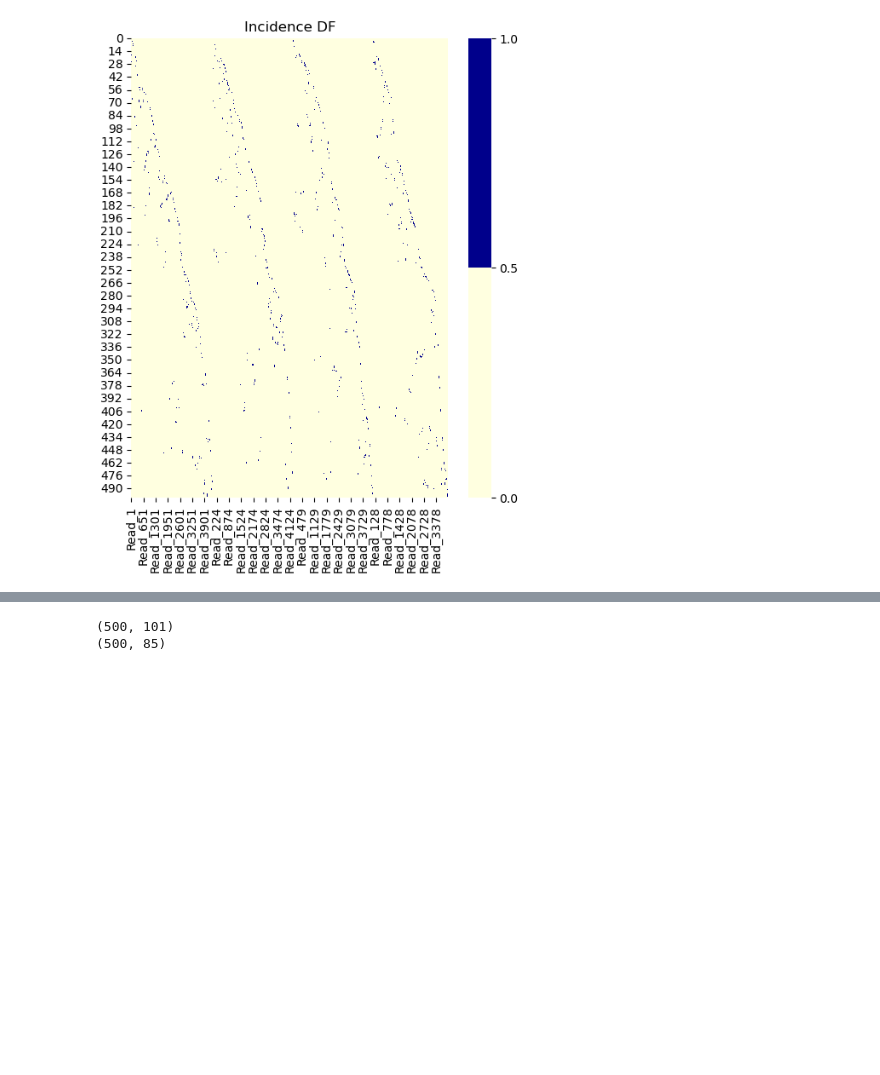
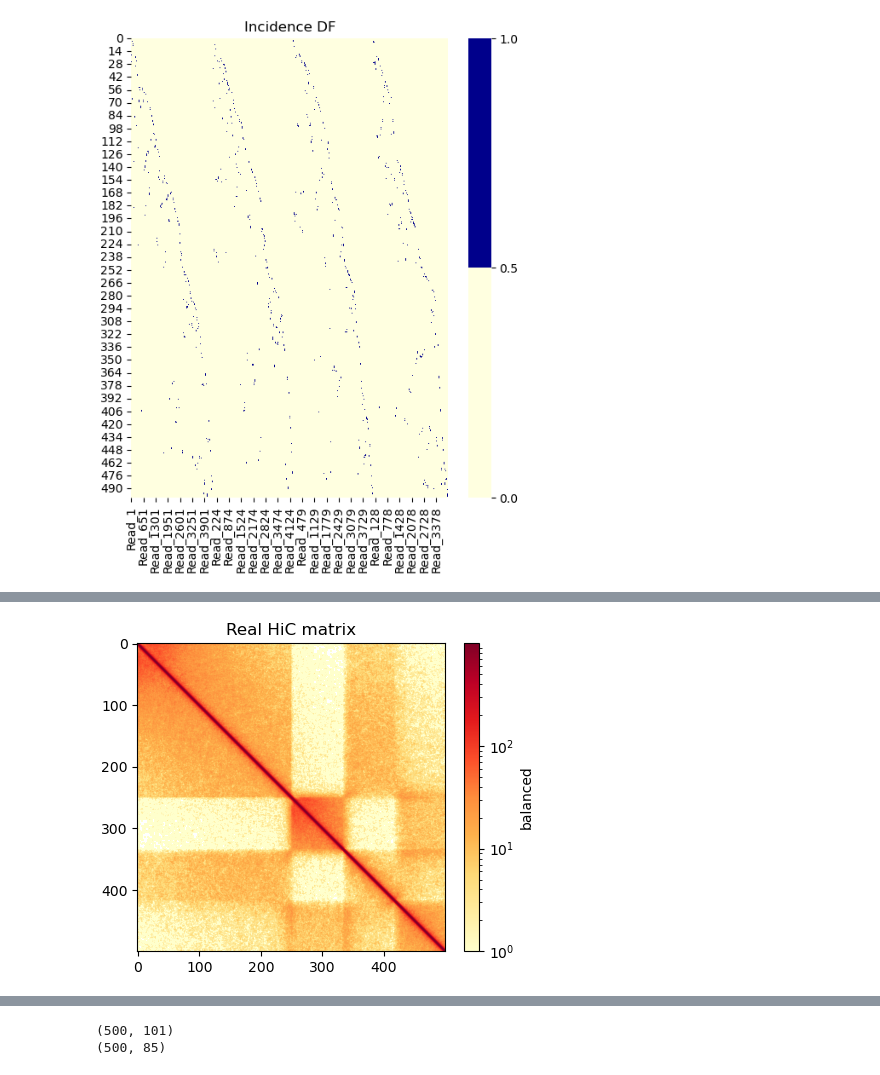
Before and after one commit to noush-joglekar/sporeC_prelim, a Jupyter notebook: scripts/jupyterNB/generateIncMatrix_fromChains.ipynb, the cells around one changed output, grey strips where cells are left out. Saved outputs shown, nothing was run; the diff lists cells and outputs as text; code cells hidden in the pictures; blank space fills up the shorter version.

```diff
--- a/scripts/jupyterNB/generateIncMatrix_fromChains.ipynb
+++ b/scripts/jupyterNB/generateIncMatrix_fromChains.ipynb
@@ -236,0 +172,9 @@ plt.show()
+# %%
+from matplotlib.colors import LogNorm
+plt.figure(figsize=(6, 4))
+im = plt.imshow(hic1k, cmap="YlOrRd",norm = LogNorm()) #vmax=10**3, vmin = 0.05
+plt.colorbar(im, fraction=0.046, pad=0.04, label='balanced');
+plt.title(f"Real HiC matrix")
+plt.show()
+# %% [output]
+[figure, added]
```
Also changed, not shown: parts of 10 cells of this notebook.
